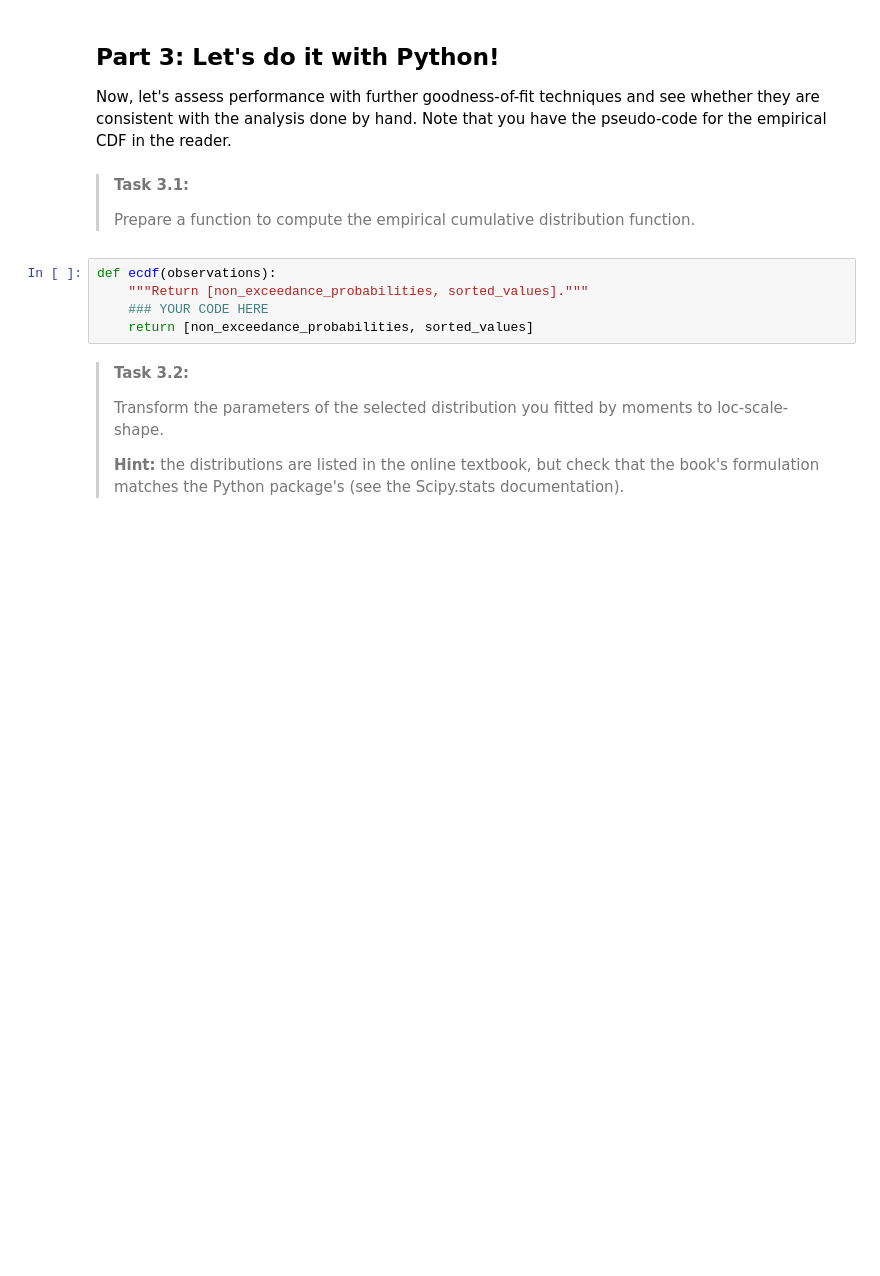
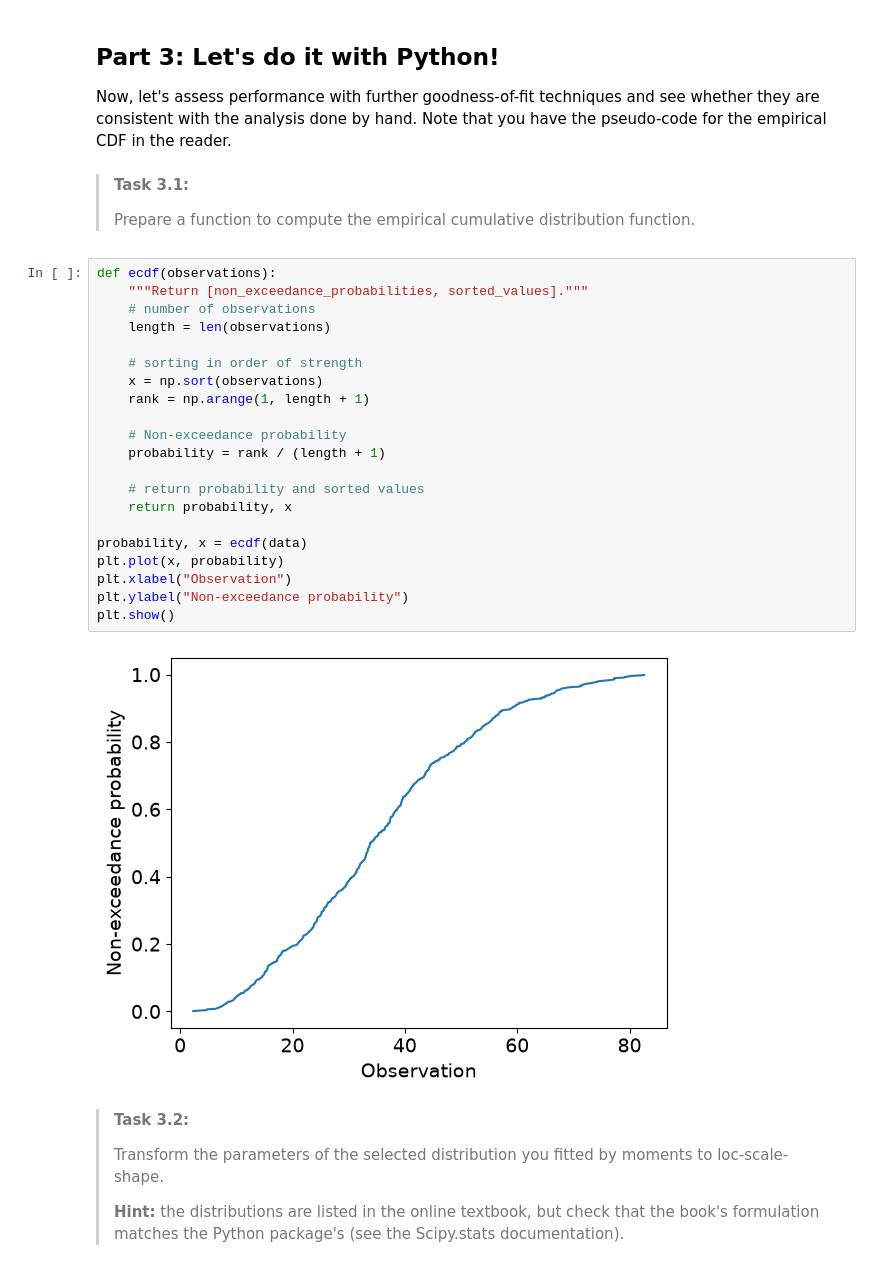
Before and after one commit to jjongejeugd/WS1.4, a Jupyter notebook: all_files_WS_1_4/WS1_4_Fit_happens.ipynb, the cells around one changed output. Cells and saved outputs as stored; diff of their text form; blank space fills up the shorter version.

```diff
--- a/all_files_WS_1_4/WS1_4_Fit_happens.ipynb
+++ b/all_files_WS_1_4/WS1_4_Fit_happens.ipynb
@@ -119,8 +169,26 @@ Now, let's assess performance with further goodness-of-fit techniques and see wh
 # %%
 def ecdf(observations):
     """Return [non_exceedance_probabilities, sorted_values]."""
-    ### YOUR CODE HERE
-    return [non_exceedance_probabilities, sorted_values]
+    # number of observations
+    length = len(observations)
+
+    # sorting in order of strength
+    x = np.sort(observations)
+    rank = np.arange(1, length + 1)
+
+    # Non-exceedance probability
+    probability = rank / (length + 1)
+
+    # return probability and sorted values
+    return probability, x
+
+probability, x = ecdf(data)
+plt.plot(x, probability)
+plt.xlabel("Observation")
+plt.ylabel("Non-exceedance probability")
+plt.show()
+# %% [output]
+[figure, added]
 # %% [markdown]
 >**Task 3.2:**
 >
```
Also changed, not shown: parts of 7 cells of this notebook.
